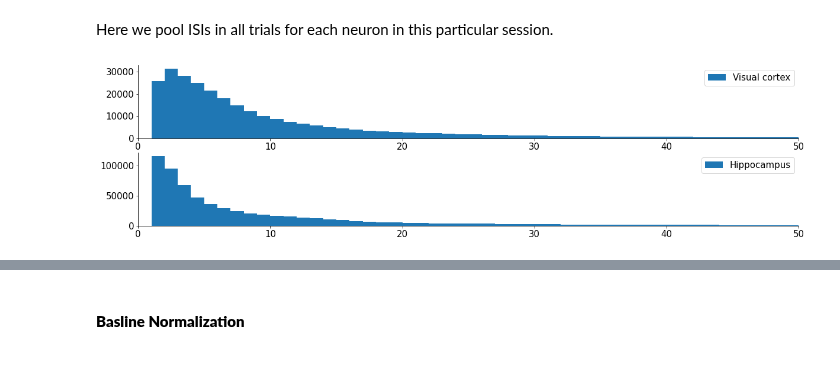
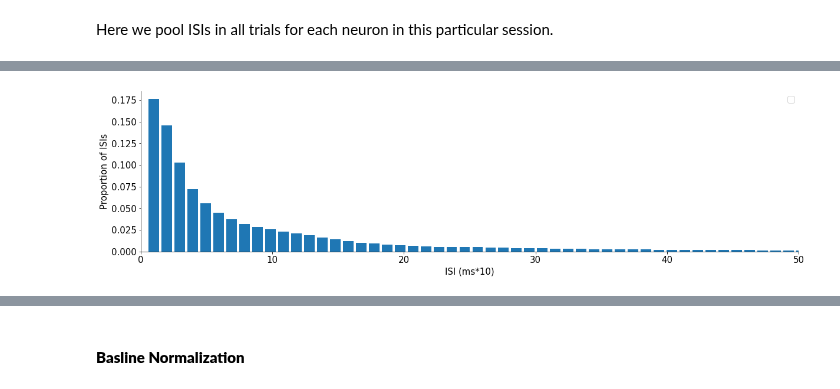
Before and after one commit to MiladQolami/Neural-Data-Analysis, a Jupyter notebook: SpikingVariablity/SpikingVariablity.ipynb, the cells around one changed output, grey strips where cells are left out. Saved outputs shown, nothing was run; the diff lists cells and outputs as text; code cells hidden in the pictures.

```diff
--- a/SpikingVariablity/SpikingVariablity.ipynb
+++ b/SpikingVariablity/SpikingVariablity.ipynb
@@ -238,12 +230,12 @@ for neuron_i in range(spikes_vis.shape[0]):
-# %%
-bins = np.arange(0,250)
-
-fig,ax = plt.subplots(2,1)
-ax[0].hist(ISI_vis,bins,label = 'Visual cortex')
-ax[0].legend()
-ax[1].hist(ISI_hipp,bins, label = 'Hippocampus')
-ax[1].legend()
-plt.setp(ax, xlim=[0,50])
-plt.show()
-# %% [output]
-[figure, removed]
+# %%
+
+ISI_hipp_hist,time_bins = np.histogram(ISI_hipp,bins=250)
+ISI_hip_prop = [item / len(ISI_hipp) for item in ISI_hipp_hist ]
+
+plt.bar(time_bins[0:-1],ISI_hip_prop)
+plt.xlim([0,50])
+plt.xlabel('ISI (ms*10)')
+plt.ylabel('Proportion of ISIs')
+plt.legend()
+plt.show()
+# %% [output]
@@ -250,3 +243,4 @@ plt.show()
+[figure, added]
 # %% [markdown]
 
 ## **Trial-to-tiral variablity**
```
Also changed, not shown: parts of 2 cells of this notebook.
